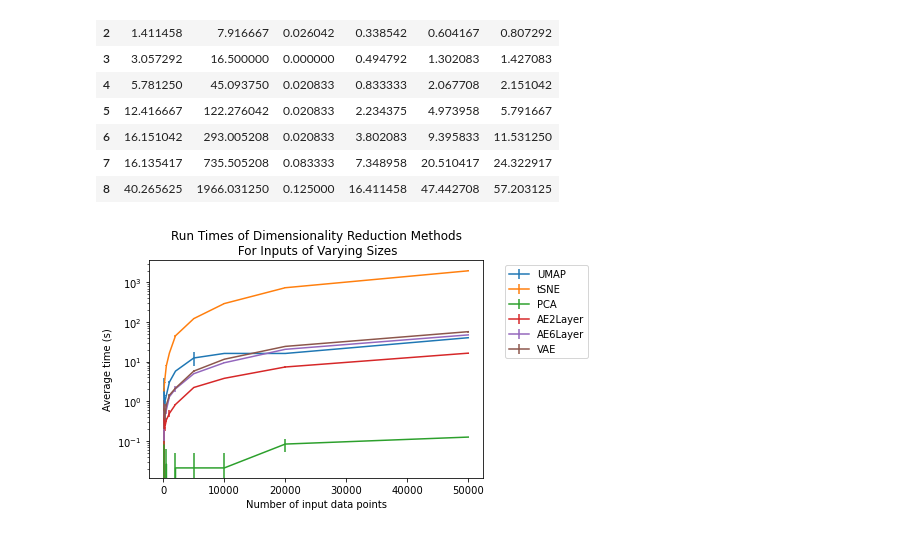
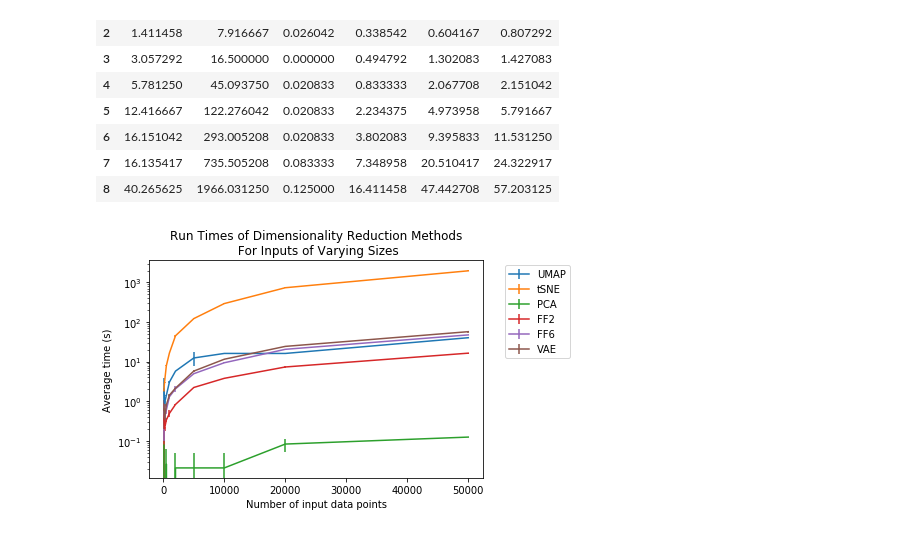
Before and after one commit to robbywaxman/GDAFinalProject, a Jupyter notebook: Metrics/RuntimeMetrics.ipynb, the cells around one changed output. Drawn from its saved outputs; the diff is of its cells as text; code cells hidden in the pictures.

```diff
--- a/Metrics/RuntimeMetrics.ipynb
+++ b/Metrics/RuntimeMetrics.ipynb
@@ -23,19 +23,19 @@ Means.drop(columns=['Unnamed: 0'])
 # %%
 fig = plt.figure()
 plt.yscale('log')
 #plt.xscale('log')
 
 x = sample_sizes
 plt.errorbar(x, Means["UMAP"], yerr = SDs["UMAP"], label = "UMAP")
 plt.errorbar(x, Means["tSNE"], yerr = SDs["tSNE"], label = "tSNE")
 plt.errorbar(x, Means["PCA"], yerr = SDs["PCA"], label = "PCA")
-plt.errorbar(x, Means["AE2layer"], yerr = SDs["AE2layer"], label = "AE2Layer")
-plt.errorbar(x, Means["AE6layer"], yerr = SDs["AE6layer"], label = "AE6Layer")
+plt.errorbar(x, Means["AE2layer"], yerr = SDs["AE2layer"], label = "FF2")
+plt.errorbar(x, Means["AE6layer"], yerr = SDs["AE6layer"], label = "FF6")
 plt.errorbar(x, Means["VAE"], yerr = SDs["VAE"], label = "VAE")
 plt.legend(bbox_to_anchor=(1.05, 1), loc='upper left')
 plt.title("Run Times of Dimensionality Reduction Methods\n For Inputs of Varying Sizes")
 plt.ylabel("Average time (s)")
 plt.xlabel("Number of input data points")
 plt.savefig("../Figures/Runtimes.png", bbox_inches = 'tight')
 # %% [output]
-[figure, old version]
+[figure, new version]
```
Also changed, not shown: 9 other files.
